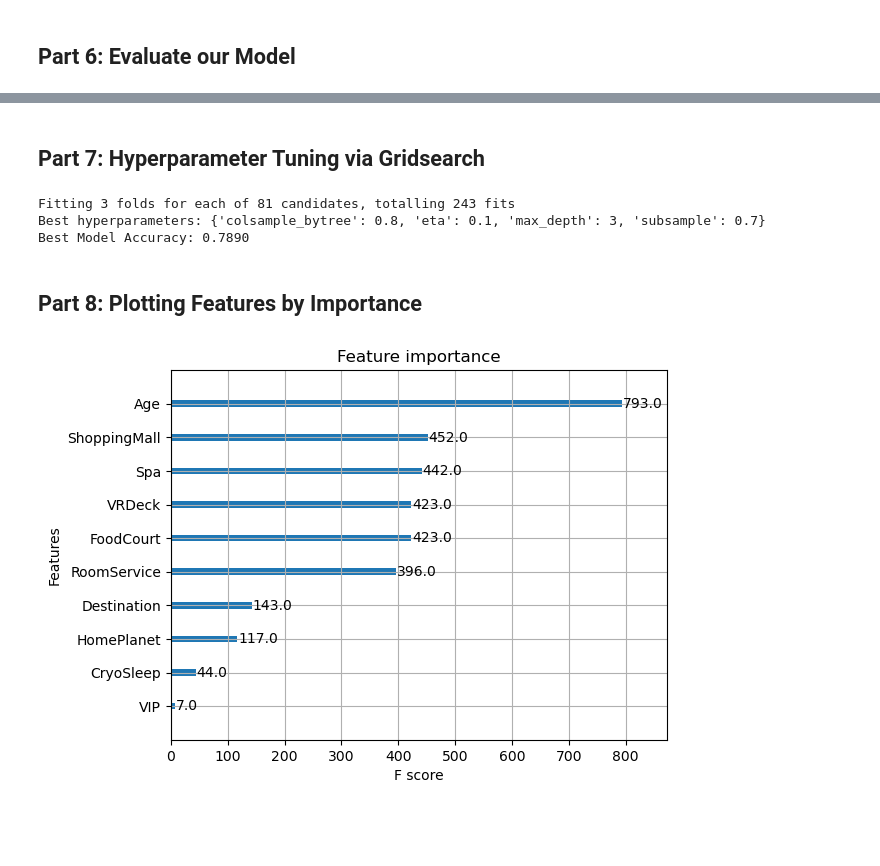
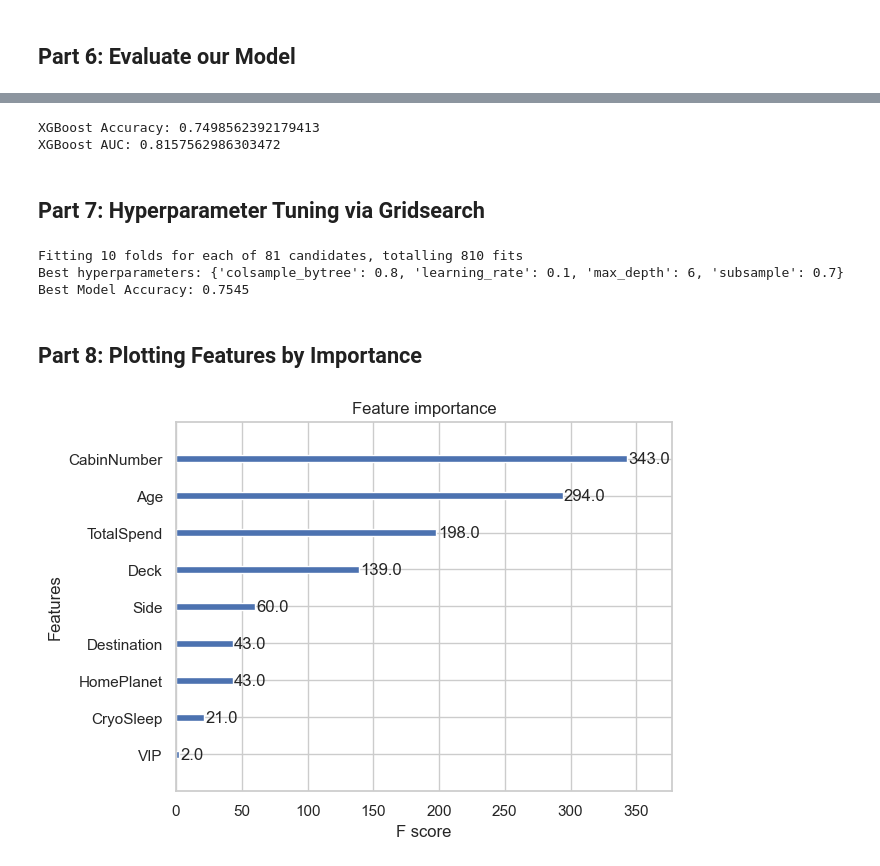
Before and after one commit to SDelRiObando/CS-4662-Spaceship-Titanic-Machine-Learning, a Jupyter notebook: Santi_Part.ipynb, the cells around one changed output, grey strips where cells are left out. Drawn from its saved outputs; the diff is of its cells as text; code cells hidden in the pictures; blank space fills up the shorter version.

Commit message:
Charts and Shit

```diff
--- a/Santi_Part.ipynb
+++ b/Santi_Part.ipynb
@@ -136,30 +257,14 @@ Testing set size: (1739, 10)
 # %% [markdown]
 ## Part 5: Train our XGBOOST Model
 # %%
-# Convert the data into DMatrix (XGBoost's internal format)
-dtrain = xgb.DMatrix(X_train, label=y_train)
-dtest = xgb.DMatrix(X_test, label=y_test)
+# Initialize the XGBoost classifier
+my_XGBoost = xgbc(n_estimators = 29,random_state=2)
 
-# Set parameters for XGBoost
-params = {
-    'objective': 'binary:logistic',  # For binary classification
-    'eval_metric': 'logloss',        # Logarithmic loss for evaluation
-    'max_depth': 6,                  # Maximum depth of trees
-    'eta': 0.3,                      # Learning rate
-    'subsample': 0.8,                # Fraction of data to use for each tree
-    'colsample_bytree': 0.8          # Fraction of features to use for each tree
-}
+# Train the XGBoost model using the training data
+my_XGBoost.fit(X_train, y_train)
 
-
-# Train the XGBoost model
-num_round = 100  # Number of boosting rounds
-bst = xgb.train(params, dtrain, num_round)
-
-# Make predictions on the test set
-y_pred = bst.predict(dtest)
-y_pred = [1 if x > 0.5 else 0 for x in y_pred]  # Convert probabilities to 0 or 1
-
-# Calculate accuracy
+# Predict and evaluate
+y_pred = my_XGBoost.predict(X_test)
 accuracy = accuracy_score(y_test, y_pred)
 print(f'Accuracy: {accuracy:.4f}')
 # %% [output]
@@ -187,3 +313,15 @@ weighted avg       0.78      0.77      0.77      1739
+# %%
+# Calculate the accuracy of the xgb
+xgb_accuracy = accuracy_score(y_test, xgb_preds)
+# Calculate the Area Under The Curve
+xgb_auc = metrics.auc(fpr, tpr)
+
+# Print accuracy and AUC score to evaluate XGBoost's performance
+print("XGBoost Accuracy:", xgb_accuracy)
+print("XGBoost AUC:", xgb_auc)
+# %% [output]
+XGBoost Accuracy: 0.7498562392179413
+XGBoost AUC: 0.8157562986303472
 # %% [markdown]
 ## Part 7: Hyperparameter Tuning via Gridsearch
 # %%
@@ -193,7 +331,7 @@ from xgboost import XGBClassifier
 # Set up the parameter grid
 param_grid = {
     'max_depth': [3, 6, 9],
-    'eta': [0.1, 0.3, 0.5],
+    'learning_rate': [0.1, 0.3, 0.5],
     'subsample': [0.7, 0.8, 0.9],
     'colsample_bytree': [0.7, 0.8, 0.9]
 }
@@ -202,7 +340,7 @@ param_grid = {
 xgb_model = XGBClassifier(objective='binary:logistic', eval_metric='logloss')
 
 # Set up GridSearchCV
-grid_search = GridSearchCV(xgb_model, param_grid, cv=3, verbose=2, n_jobs=-1)
+grid_search = GridSearchCV(xgb_model, param_grid, cv=10, verbose=2, n_jobs=-1)
 
 # Fit the model
 grid_search.fit(X_train, y_train)
@@ -213,16 +351,18 @@ print("Best hyperparameters:", grid_search.best_params_)
 # Evaluate the best model
 best_model = grid_search.best_estimator_
 y_pred_best = best_model.predict(X_test)
-print(f"Best Model Accuracy: {accuracy_score(y_test, y_pred_best):.4f}")
+print(f"Best Model Accuracy: {roc_auc_score(y_test, y_pred_best):.4f}")
 # %% [output]
-Fitting 3 folds for each of 81 candidates, totalling 243 fits
-Best hyperparameters: {'colsample_bytree': 0.8, 'eta': 0.1, 'max_depth': 3, 'subsample': 0.7}
-Best Model Accuracy: 0.7890
+Fitting 10 folds for each of 81 candidates, totalling 810 fits
+Best hyperparameters: {'colsample_bytree': 0.8, 'learning_rate': 0.1, 'max_depth': 6, 'subsample': 0.7}
+Best Model Accuracy: 0.7545
 # %% [markdown]
 ## Part 8: Plotting Features by Importance
 # %%
+from xgboost import plot_importance
+
 # Plot feature importance
-xgb.plot_importance(bst)
+plot_importance(my_XGBoost)
 plt.show()
 # %% [output]
-[figure, old version]
+[figure, new version]
```
Also changed, not shown: parts of 24 cells of this notebook, 1 other file.
